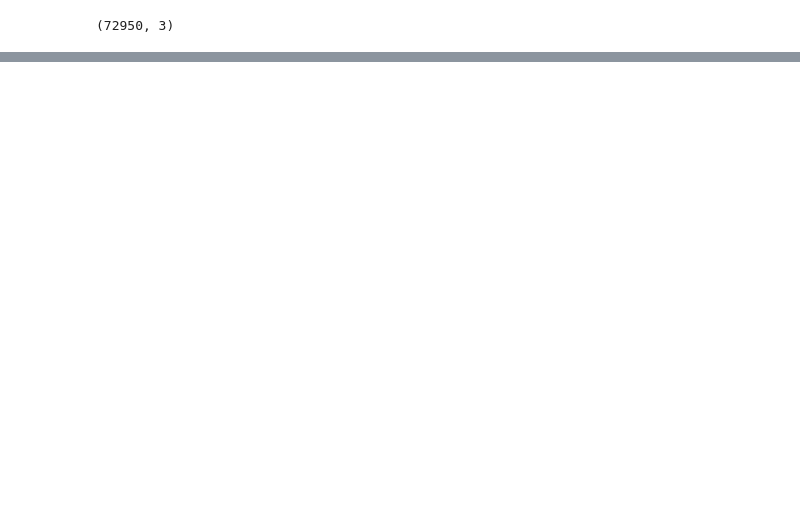
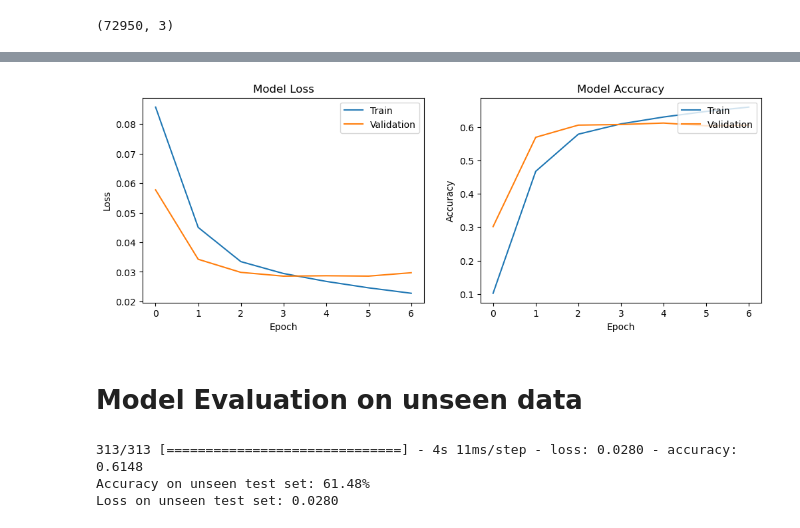
Before and after one commit to Mena-Saleh/Questions-Tagging-System, a Jupyter notebook: Questions Tagging System.ipynb, the cells around one changed output, grey strips where cells are left out. Drawn from its saved outputs; the diff is of its cells as text; code cells hidden in the pictures; blank space fills up the shorter version.

```diff
--- a/Questions Tagging System.ipynb
+++ b/Questions Tagging System.ipynb
@@ -485,0 +605,17 @@ print(predicted_tags)
+# %%
+# Define early stopping to stop training when validation loss stops improving
+early_stopping = EarlyStopping(
+    monitor='val_loss',
+    patience=3,
+    verbose=1,
+    restore_best_weights=True
+)
+# %%
+# Train the model
+history = model.fit(
+    [X_train_title_embedded, X_train_body_embedded], y_train,
+    validation_data=([X_dev_title_embedded, X_dev_body_embedded], y_dev),
+    epochs=20,
+    batch_size=256,
+    callbacks=[checkpoint, early_stopping]
+)
@@ -485,0 +640,30 @@ print(predicted_tags)
+# %%
+# Visualize the learning curves (Loss and Accuracy)
+def plot_learning_curves(history):
+    # Plot training & validation loss values
+    plt.figure(figsize=(12, 4))
+    plt.subplot(1, 2, 1)
+    plt.plot(history.history['loss'])
+    plt.plot(history.history['val_loss'])
+    plt.title('Model Loss')
+    plt.ylabel('Loss')
+    plt.xlabel('Epoch')
+    plt.legend(['Train', 'Validation'], loc='upper right')
+
+    # Plot training & validation accuracy values
+    plt.subplot(1, 2, 2)
+    plt.plot(history.history['accuracy'])
+    plt.plot(history.history['val_accuracy'])
+    plt.title('Model Accuracy')
+    plt.ylabel('Accuracy')
+    plt.xlabel('Epoch')
+    plt.legend(['Train', 'Validation'], loc='upper right')
+
+    plt.show()
+# %%
+# Call the function to plot the learning curves
+plot_learning_curves(history)
+# %% [output]
+[figure, added]
+# %% [markdown]
+# Model Evaluation on unseen data
@@ -485,0 +673,9 @@ print(predicted_tags)
+# %%
+# Evaluate the model on the test set for accuracy and loss
+loss, accuracy = best_model.evaluate([X_test_title_embedded, X_test_body_embedded], y_test)
+print(f"Accuracy on unseen test set: {accuracy * 100:.2f}%")
+print(f"Loss on unseen test set: {loss:.4f}")
+# %% [output]
+313/313 [==============================] - 4s 11ms/step - loss: 0.0280 - accuracy: 0.6148
+Accuracy on unseen test set: 61.48%
+Loss on unseen test set: 0.0280
```
Also changed, not shown: parts of 88 cells of this notebook, 3 other files.
